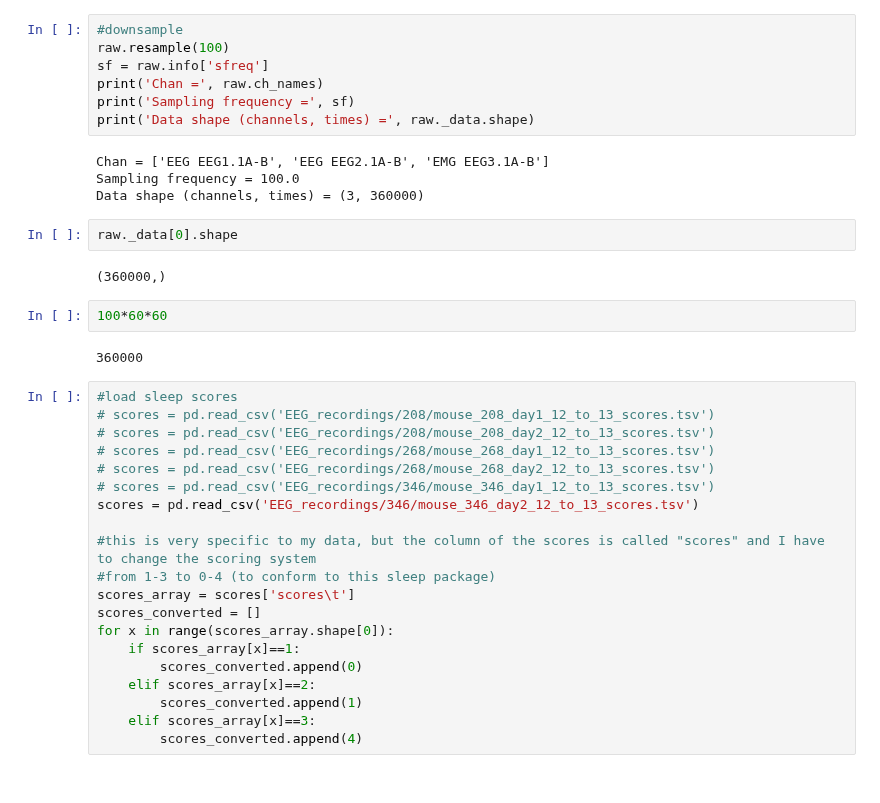
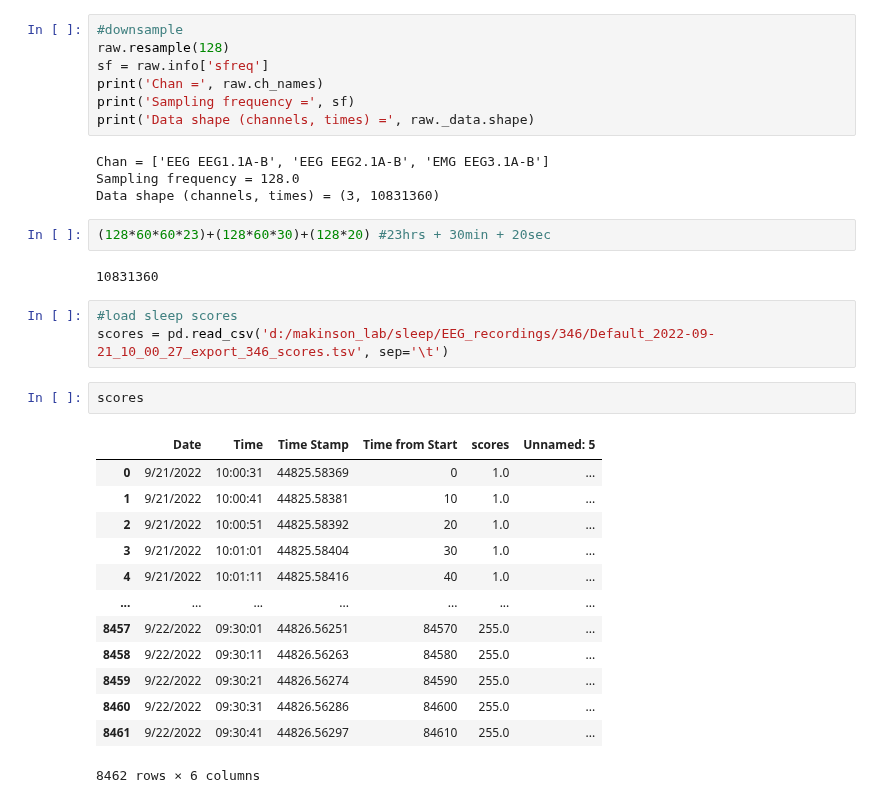
Before and after one commit to IVeuromancer/SleepScoring, a Jupyter notebook: sleep_scoring.ipynb, the cells around one changed output. Saved outputs shown, nothing was run; the diff lists cells and outputs as text.

```diff
--- a/sleep_scoring.ipynb
+++ b/sleep_scoring.ipynb
@@ -38,39 +38,34 @@ Reading 0 ... 3686399  =      0.000 ...  3599.999 secs...
 # %%
 #downsample
-raw.resample(100)
+raw.resample(128)
 sf = raw.info['sfreq']
 print('Chan =', raw.ch_names)
 print('Sampling frequency =', sf)
 print('Data shape (channels, times) =', raw._data.shape)
 # %% [output]
 Chan = ['EEG EEG1.1A-B', 'EEG EEG2.1A-B', 'EMG EEG3.1A-B']
-Sampling frequency = 100.0
-Data shape (channels, times) = (3, 360000)
+Sampling frequency = 128.0
+Data shape (channels, times) = (3, 10831360)
-# %%
-raw._data[0].shape
-# %% [output]
-(360000,)
-# %%
-100*60*60
-# %% [output]
-360000
-# %%
-#load sleep scores
-# scores = pd.read_csv('EEG_recordings/208/mouse_208_day1_12_to_13_scores.tsv')
-# scores = pd.read_csv('EEG_recordings/208/mouse_208_day2_12_to_13_scores.tsv')
-# scores = pd.read_csv('EEG_recordings/268/mouse_268_day1_12_to_13_scores.tsv')
-# scores = pd.read_csv('EEG_recordings/268/mouse_268_day2_12_to_13_scores.tsv')
-# scores = pd.read_csv('EEG_recordings/346/mouse_346_day1_12_to_13_scores.tsv')
-scores = pd.read_csv('EEG_recordings/346/mouse_346_day2_12_to_13_scores.tsv')
-
-#this is very specific to my data, but the column of the scores is called "scores" and I have to change the scoring system
-#from 1-3 to 0-4 (to conform to this sleep package)
-scores_array = scores['scores\t']
-scores_converted = []
-for x in range(scores_array.shape[0]):
-    if scores_array[x]==1:
-        scores_converted.append(0)
-    elif scores_array[x]==2:
-        scores_converted.append(1)
-    elif scores_array[x]==3:
-        scores_converted.append(4)
+# %%
+(128*60*60*23)+(128*60*30)+(128*20) #23hrs + 30min + 20sec
+# %% [output]
+10831360
+# %%
+#load sleep scores
+scores = pd.read_csv('d:/makinson_lab/sleep/EEG_recordings/346/Default_2022-09-21_10_00_27_export_346_scores.tsv', sep='\t')
+# %%
+scores
+# %% [output]
+|  | Date | Time | Time Stamp | Time from Start | scores | Unnamed: 5 |
+| 0 | 9/21/2022 | 10:00:31 | 44825.58369 | 0 | 1.0 | ... |
+| 1 | 9/21/2022 | 10:00:41 | 44825.58381 | 10 | 1.0 | ... |
+| 2 | 9/21/2022 | 10:00:51 | 44825.58392 | 20 | 1.0 | ... |
+| 3 | 9/21/2022 | 10:01:01 | 44825.58404 | 30 | 1.0 | ... |
+| 4 | 9/21/2022 | 10:01:11 | 44825.58416 | 40 | 1.0 | ... |
+| ... | ... | ... | ... | ... | ... | ... |
+| 8457 | 9/22/2022 | 09:30:01 | 44826.56251 | 84570 | 255.0 | ... |
+| 8458 | 9/22/2022 | 09:30:11 | 44826.56263 | 84580 | 255.0 | ... |
+| 8459 | 9/22/2022 | 09:30:21 | 44826.56274 | 84590 | 255.0 | ... |
+| 8460 | 9/22/2022 | 09:30:31 | 44826.56286 | 84600 | 255.0 | ... |
+| 8461 | 9/22/2022 | 09:30:41 | 44826.56297 | 84610 | 255.0 | ... |
+8462 rows × 6 columns
```
Also changed, not shown: parts of 28 cells of this notebook.
